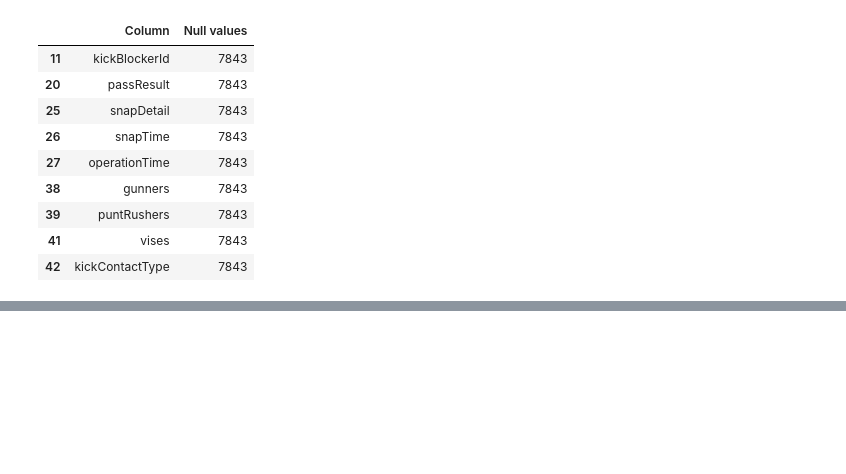
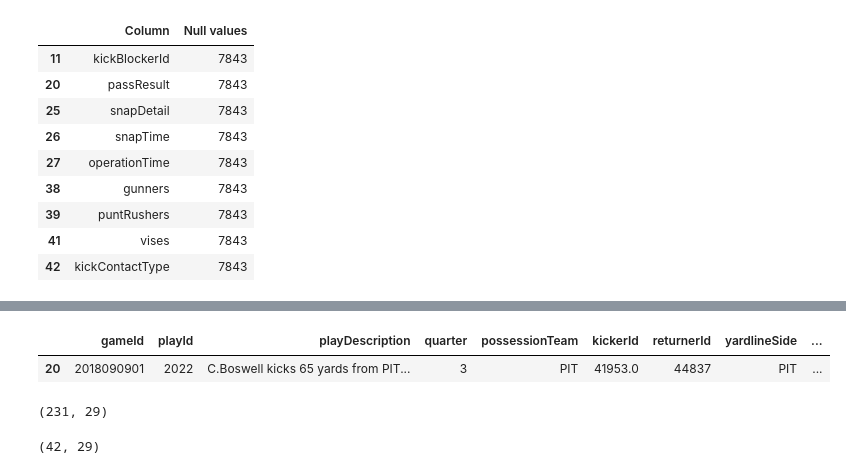
Before and after one commit to cmhopehill/NFL-big-data-kick-return-success, a Jupyter notebook: code/2_data_cleaning.ipynb, the cells around one changed output, grey strips where cells are left out. Saved outputs shown, nothing was run; the diff lists cells and outputs as text; code cells hidden in the pictures; blank space fills up the shorter version.

```diff
--- a/code/2_data_cleaning.ipynb
+++ b/code/2_data_cleaning.ipynb
@@ -135,0 +173,6 @@ Name: returnerId, Length: 2921, dtype: object
+# %%
+#All kickoffs with a solo tackle
+solo_tackle = kickoff_df[(kickoff_df['assistTackler'].isnull()) & (kickoff_df['tackler'].notnull())].index
+# %%
+kickoff_df.loc[solo_tackle, 'assistTackler'] = kickoff_df.loc[solo_tackle, 'assistTackler'].fillna('Solo')
+kickoff_df.head(2)
@@ -135,0 +197,3 @@ Name: returnerId, Length: 2921, dtype: object
+# %%
+no_missed = kickoff_df[(kickoff_df['missedTackler'].isna()) & (kickoff_df['tackler'].notnull())].index
+no_missed
@@ -135,0 +205,4 @@ Name: returnerId, Length: 2921, dtype: object
+# %%
+#Filling Nans for missed tackle column
+kickoff_df.loc[no_missed, 'missedTackler'] = kickoff_df.loc[no_missed, 'missedTackler'].fillna('returner_tackled')
+kickoff_df.head(2)
@@ -135,0 +213,13 @@ Name: returnerId, Length: 2921, dtype: object
+# %%
+#given that a value in assist tackler implies one player has assisted another in tackling a returner,
+#a lack of value or a null in these two columns likely means the returner stepped out of bounds, a TD return, a penalty, or something else.
+#lets investigate
+kickoff_df[(kickoff_df['assistTackler'].isnull() ) & (kickoff_df['tackler'].isnull())].head(1)
+# %% [output]
+|  | gameId | playId | playDescription | quarter | possessionTeam | kickerId | returnerId | yardlineSide | ... |
+| 20 | 2018090901 | 2022 | C.Boswell kicks 65 yards from PIT... | 3 | PIT | 41953.0 | 44837 | PIT | ... |
+# %%
+#Total number of returns without a tackle
+kickoff_df[(kickoff_df['assistTackler'].isnull() ) & (kickoff_df['tackler'].isnull())].shape
+# %% [output]
+(231, 29)
@@ -135,0 +236,5 @@ Name: returnerId, Length: 2921, dtype: object
+# %%
+#59 of these kickoffs without a tackle involved no penalty
+kickoff_df[(kickoff_df['assistTackler'].isnull()) & (kickoff_df['tackler'].isnull()) & (kickoff_df['penaltyYards'] == 0) & (kickoff_df['penaltyCodes'] == 'NP')].shape
+# %% [output]
+(42, 29)
```
Also changed, not shown: parts of 78 cells of this notebook, 1 other file.
